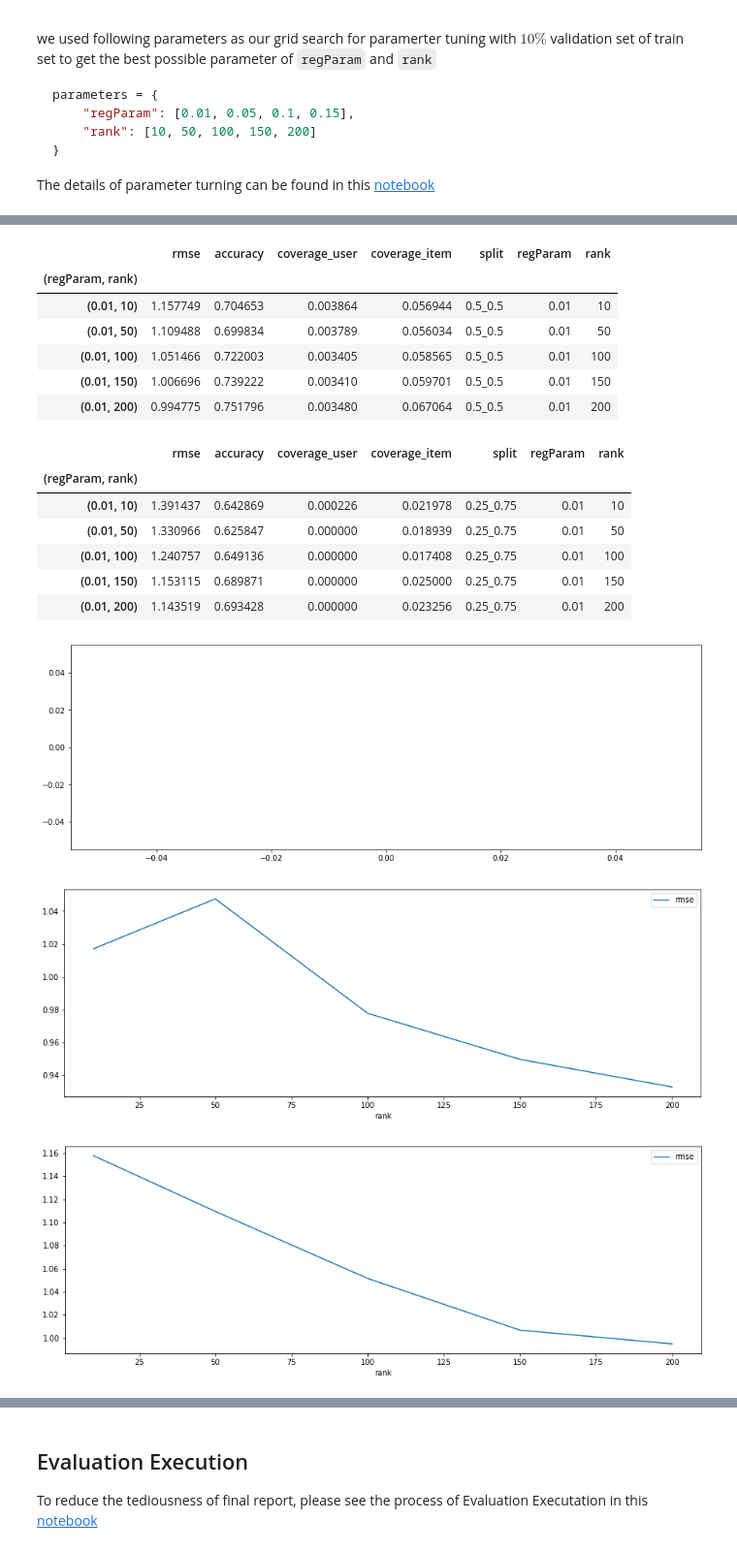
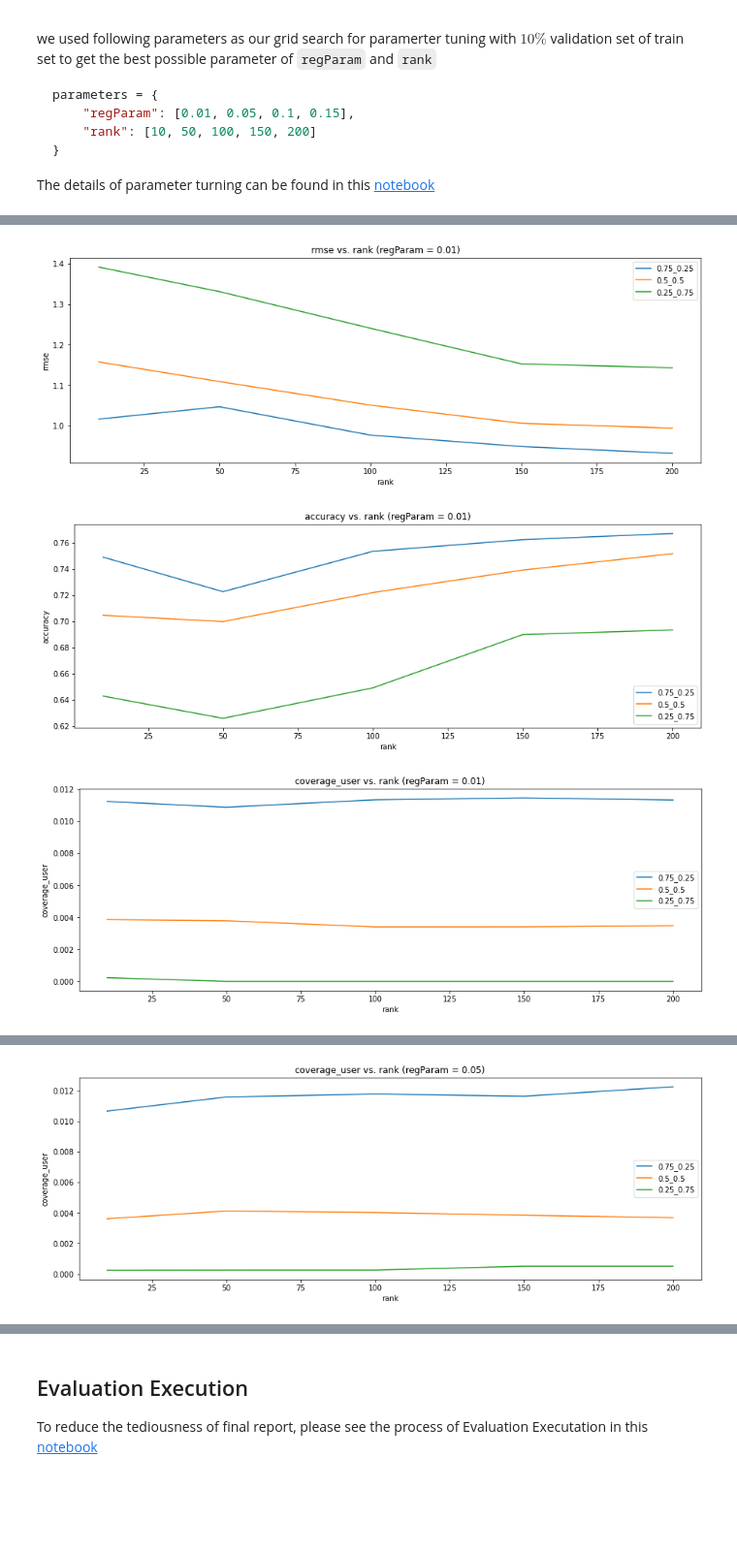
Before and after one commit to syeehyn/personalization-system, a Jupyter notebook: notebook/final_report.ipynb, the cells around one changed output, grey strips where cells are left out. Shown at 97% size. Cells and saved outputs as stored; diff of their text form; code cells hidden in the pictures; blank space fills up the shorter version.

```diff
--- a/notebook/final_report.ipynb
+++ b/notebook/final_report.ipynb
@@ -245,3 +245,11 @@ For example, for (train, test: $75\%, 25\%$), we will retain first (older to new
 **model based CF**
 
 For model based CF, we will do additional hyper-parameter tuning with $10\%$ validation set from train set to get the best possible parameter.
+# %%
+data = loading(spark, '../data/interim')
+splits = ['0.75_0.25', '0.5_0.5', '0.25_0.75']
+for split in splits:
+    print(f'''
+            number of rows in train set of {split}: {data['train_'+split].count()},
+            number of rows in test set of {split}:  {data['test_'+split].count()}
+            ''')
@@ -273,7 +292,7 @@ parameters = {
 
 The details of parameter turning can be found in this [notebook](./als_parameter_tuning.ipynb)
 # %%
-tuning_res = pd.read_csv(path.join(data_path, 'processed', 'als_parameter_tuning.csv'))
+tuning_res = pd.read_csv(path.join(data_path, 'processed', 'tuning_result','als_parameter_tuning.csv'))
 tuning_res['regParam'] = tuning_res['(regParam, rank)'].str.strip('()').str.split(',').str[0].astype(float)
 tuning_res['rank'] = tuning_res['(regParam, rank)'].str.strip('()').str.split(',').str[1].astype(int)
 tuning_res = tuning_res.set_index('(regParam, rank)')
@@ -301,12 +301,13 @@ tuning_res
 # %%
 for regParam in tuning_res.regParam.unique():
     subsets = tuning_res[tuning_res.regParam == regParam]
-    subsets
-    for split in subsets['split'].unique():
-        subset = subsets[subsets['split'] == split]
-        display(subset)
-        plt.plot()
-        subset.plot.line(x = 'rank', y = 'rmse')
-        plt.legend()
-    plt.show()
+    for metric in ['rmse', 'accuracy', 'coverage_user', 'coverage_item']:
+        for split in subsets['split'].unique():
+            subset = subsets[subsets['split'] == split]
+            plt.plot(subset['rank'], subset[metric], label = split)
+            plt.legend()
+        plt.title(f'{metric} vs. rank (regParam = {regParam})')
+        plt.xlabel('rank')
+        plt.ylabel(metric)
+        plt.show()
 # %% [output]
@@ -320,17 +314,3 @@ for regParam in tuning_res.regParam.unique():
-|  | rmse | accuracy | coverage_user | coverage_item | split | regParam | rank |
-| (regParam, rank) |  |  |  |  |  |  |  |
-| (0.01, 10) | 1.157749 | 0.704653 | 0.003864 | 0.056944 | 0.5_0.5 | 0.01 | 10 |
-| (0.01, 50) | 1.109488 | 0.699834 | 0.003789 | 0.056034 | 0.5_0.5 | 0.01 | 50 |
-| (0.01, 100) | 1.051466 | 0.722003 | 0.003405 | 0.058565 | 0.5_0.5 | 0.01 | 100 |
-| (0.01, 150) | 1.006696 | 0.739222 | 0.003410 | 0.059701 | 0.5_0.5 | 0.01 | 150 |
-| (0.01, 200) | 0.994775 | 0.751796 | 0.003480 | 0.067064 | 0.5_0.5 | 0.01 | 200 |
-|  | rmse | accuracy | coverage_user | coverage_item | split | regParam | rank |
-| (regParam, rank) |  |  |  |  |  |  |  |
-| (0.01, 10) | 1.391437 | 0.642869 | 0.000226 | 0.021978 | 0.25_0.75 | 0.01 | 10 |
-| (0.01, 50) | 1.330966 | 0.625847 | 0.000000 | 0.018939 | 0.25_0.75 | 0.01 | 50 |
-| (0.01, 100) | 1.240757 | 0.649136 | 0.000000 | 0.017408 | 0.25_0.75 | 0.01 | 100 |
-| (0.01, 150) | 1.153115 | 0.689871 | 0.000000 | 0.025000 | 0.25_0.75 | 0.01 | 150 |
-| (0.01, 200) | 1.143519 | 0.693428 | 0.000000 | 0.023256 | 0.25_0.75 | 0.01 | 200 |
-[figure, old version]
+[figure, new version]
-[figure, old version]
+[figure, new version]
-[figure, old version]
+[figure, new version]
@@ -360,0 +320 @@ for regParam in tuning_res.regParam.unique():
+[figure, added]
```
Also changed, not shown: parts of 90 cells of this notebook, 33 other files.
